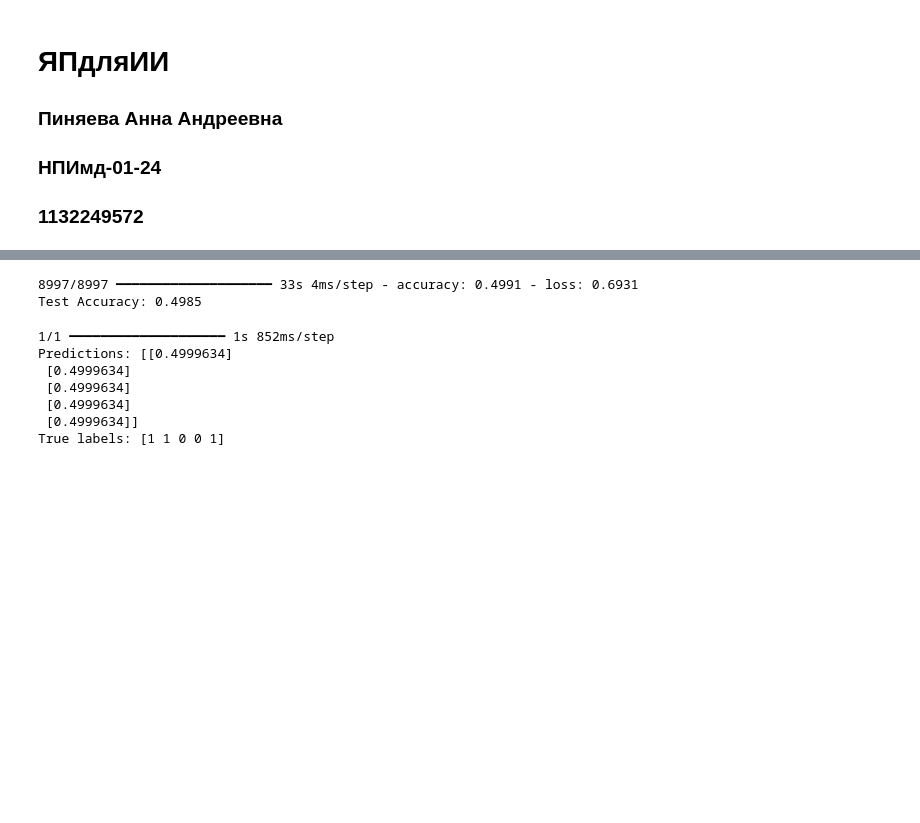
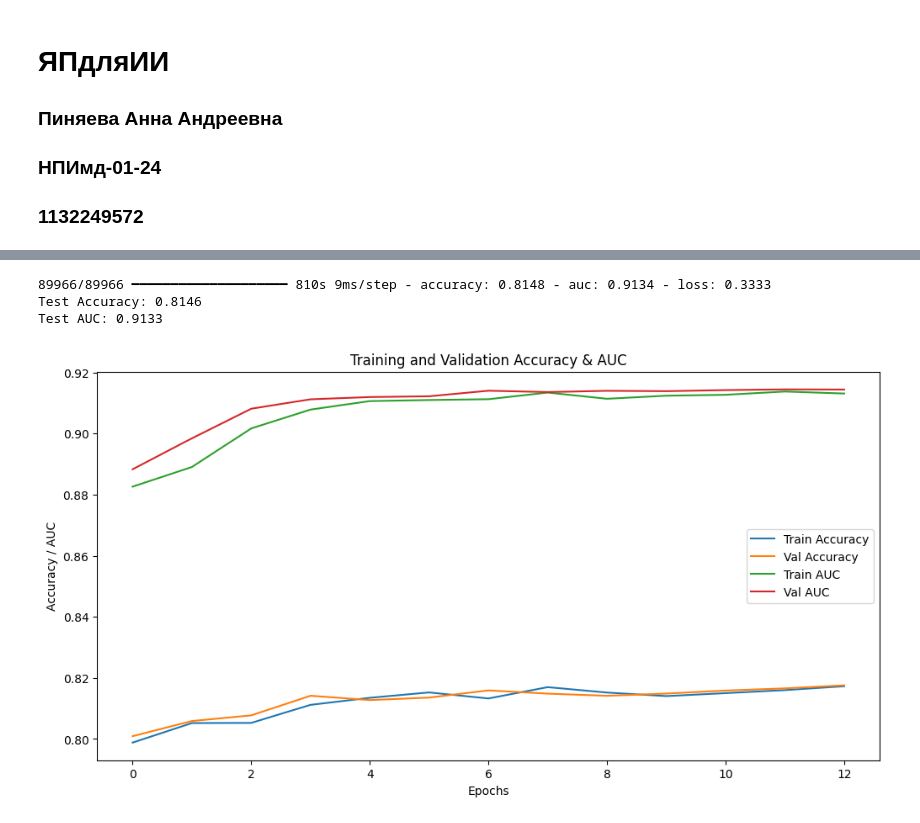
Before and after one commit to apinyaeva/LPforAI, a Jupyter notebook: lab1/ЯПИИ_1.ipynb, the cells around one changed output, grey strips where cells are left out. Saved outputs shown, nothing was run; the diff lists cells and outputs as text; code cells hidden in the pictures; blank space fills up the shorter version.

```diff
--- a/lab1/ЯПИИ_1.ipynb
+++ b/lab1/ЯПИИ_1.ipynb
@@ -179,0 +112,3 @@ Epoch 10/10
+# %%
+# 6. Веса классов
+class_weights = balance_classes(train_labels)
@@ -179,0 +168,30 @@ Epoch 10/10
+# %%
+# Построение модели
+model = build_vqa_model(
+    object_input_shape=(2, 3),
+    text_input_shape=(20,),  # Максимальная длина текста
+    head_size=64,
+    num_heads=4,
+    ff_dim=128,
+    num_transformer_blocks=3,
+    mlp_units=[256, 128],
+    dropout=0.2,
+    mlp_dropout=0.2
+)
+
+# Компиляция модели
+model.compile(loss="binary_crossentropy", optimizer="adam", metrics=["accuracy", tf.keras.metrics.AUC()])
+# %%
+# 8. Обучение модели с использованием EarlyStopping
+early_stopping = tf.keras.callbacks.EarlyStopping(patience=5, restore_best_weights=True)
+
+history = model.fit(
+    [train_pairs, train_texts], train_labels,
+    epochs=15,
+    batch_size=512,
+    validation_split=0.2,
+    class_weight=class_weights,
+    callbacks=[early_stopping],
+    steps_per_epoch=500
+
+)
@@ -180,20 +216,23 @@ Epoch 10/10
 # %%
-# Оценка модели на тестовых данных
-test_loss, test_accuracy = model.evaluate(test_pairs, test_labels)
+# 9. Оценка модели
+test_loss, test_accuracy, test_auc = model.evaluate([test_pairs, test_texts], test_labels)
 print(f"Test Accuracy: {test_accuracy:.4f}")
+print(f"Test AUC: {test_auc:.4f}")
 # %% [output]
-8997/8997 ━━━━━━━━━━━━━━━━━━━━ 33s 4ms/step - accuracy: 0.4991 - loss: 0.6931
-Test Accuracy: 0.4985
+89966/89966 ━━━━━━━━━━━━━━━━━━━━ 810s 9ms/step - accuracy: 0.8148 - auc: 0.9134 - loss: 0.3333
+Test Accuracy: 0.8146
+Test AUC: 0.9133
-# %%
-# Предсказания модели на нескольких тестовых примерах
-predictions = model.predict(test_pairs[:5])
-print("Predictions:", predictions)  # Предсказанные вероятности (левее/правее)
-print("True labels:", test_labels[:5])  # Истинные метки
-# %% [output]
-1/1 ━━━━━━━━━━━━━━━━━━━━ 1s 852ms/step
-Predictions: [[0.4999634]
- [0.4999634]
- [0.4999634]
- [0.4999634]
- [0.4999634]]
-True labels: [1 1 0 0 1]
+# %%
+# 10. Графики обучения
+plt.figure(figsize=(12, 6))
+plt.plot(history.history['accuracy'], label='Train Accuracy')
+plt.plot(history.history['val_accuracy'], label='Val Accuracy')
+plt.plot(history.history['auc'], label='Train AUC')
+plt.plot(history.history['val_auc'], label='Val AUC')
+plt.title('Training and Validation Accuracy & AUC')
+plt.xlabel('Epochs')
+plt.ylabel('Accuracy / AUC')
+plt.legend()
+plt.show()
+# %% [output]
+[figure, added]
```
Also changed, not shown: parts of 21 cells of this notebook.
